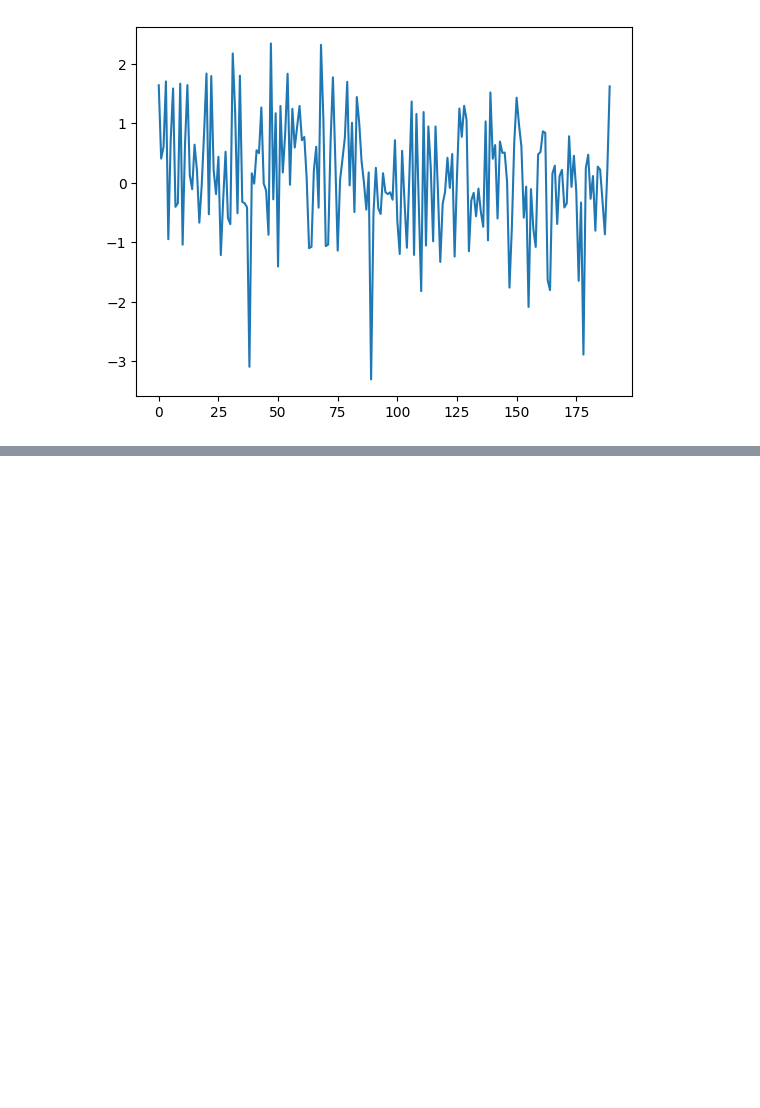
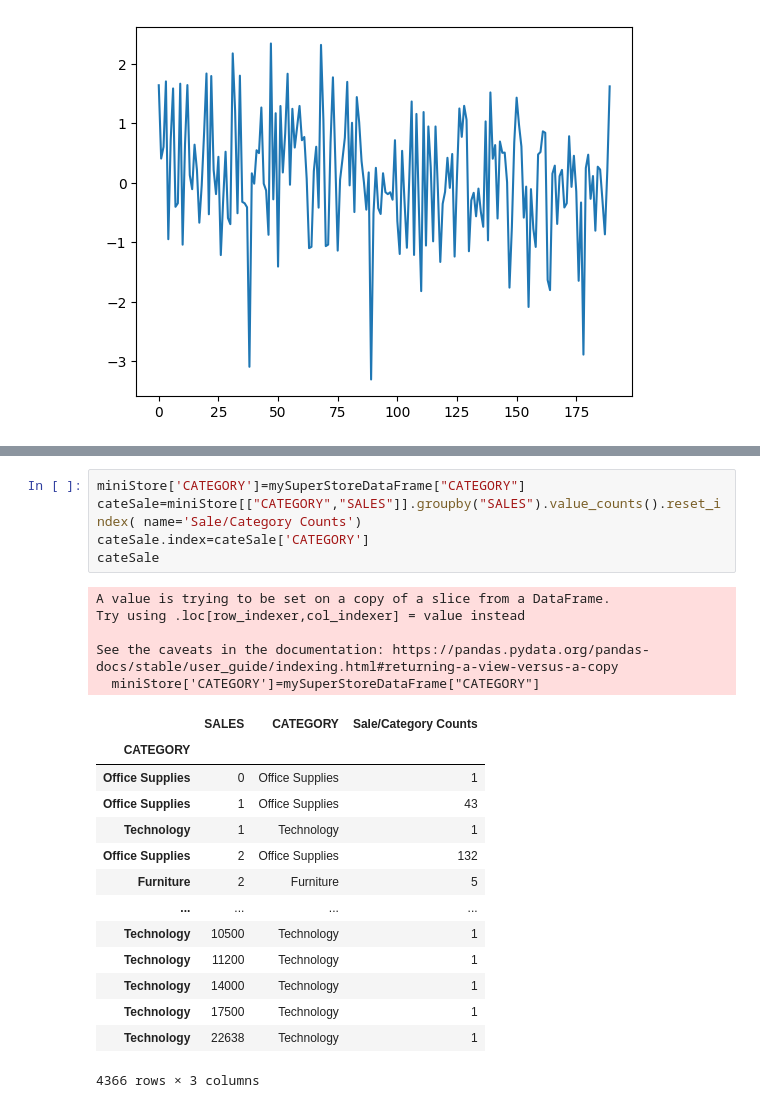
Before and after one commit to kunalmeon/Data-Analysis-Examples, a Jupyter notebook: SuperStoreData.ipynb, the cells around one changed output, grey strips where cells are left out. Cells and saved outputs as stored; diff of their text form; blank space fills up the shorter version.

```diff
--- a/SuperStoreData.ipynb
+++ b/SuperStoreData.ipynb
@@ -1898,0 +2026,25 @@ myplot.show()
+# %%
+miniStore['CATEGORY']=mySuperStoreDataFrame["CATEGORY"]
+cateSale=miniStore[["CATEGORY","SALES"]].groupby("SALES").value_counts().reset_index( name='Sale/Category Counts')
+cateSale.index=cateSale['CATEGORY']
+cateSale
+# %% [output]
+A value is trying to be set on a copy of a slice from a DataFrame.
+Try using .loc[row_indexer,col_indexer] = value instead
+
+See the caveats in the documentation: https://pandas.pydata.org/pandas-docs/stable/user_guide/indexing.html#returning-a-view-versus-a-copy
+  miniStore['CATEGORY']=mySuperStoreDataFrame["CATEGORY"]
+|  | SALES | CATEGORY | Sale/Category Counts |
+| CATEGORY |  |  |  |
+| Office Supplies | 0 | Office Supplies | 1 |
+| Office Supplies | 1 | Office Supplies | 43 |
+| Technology | 1 | Technology | 1 |
+| Office Supplies | 2 | Office Supplies | 132 |
+| Furniture | 2 | Furniture | 5 |
+| ... | ... | ... | ... |
+| Technology | 10500 | Technology | 1 |
+| Technology | 11200 | Technology | 1 |
+| Technology | 14000 | Technology | 1 |
+| Technology | 17500 | Technology | 1 |
+| Technology | 22638 | Technology | 1 |
+4366 rows × 3 columns
```
Also changed, not shown: parts of 84 cells of this notebook.
